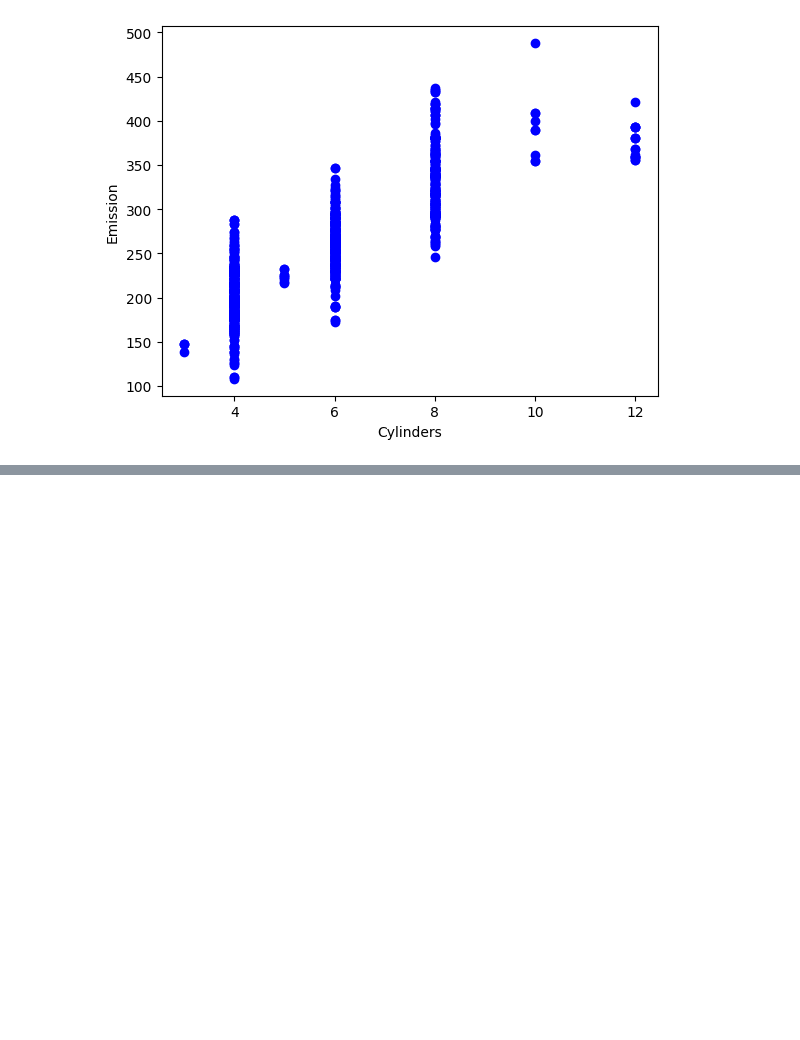
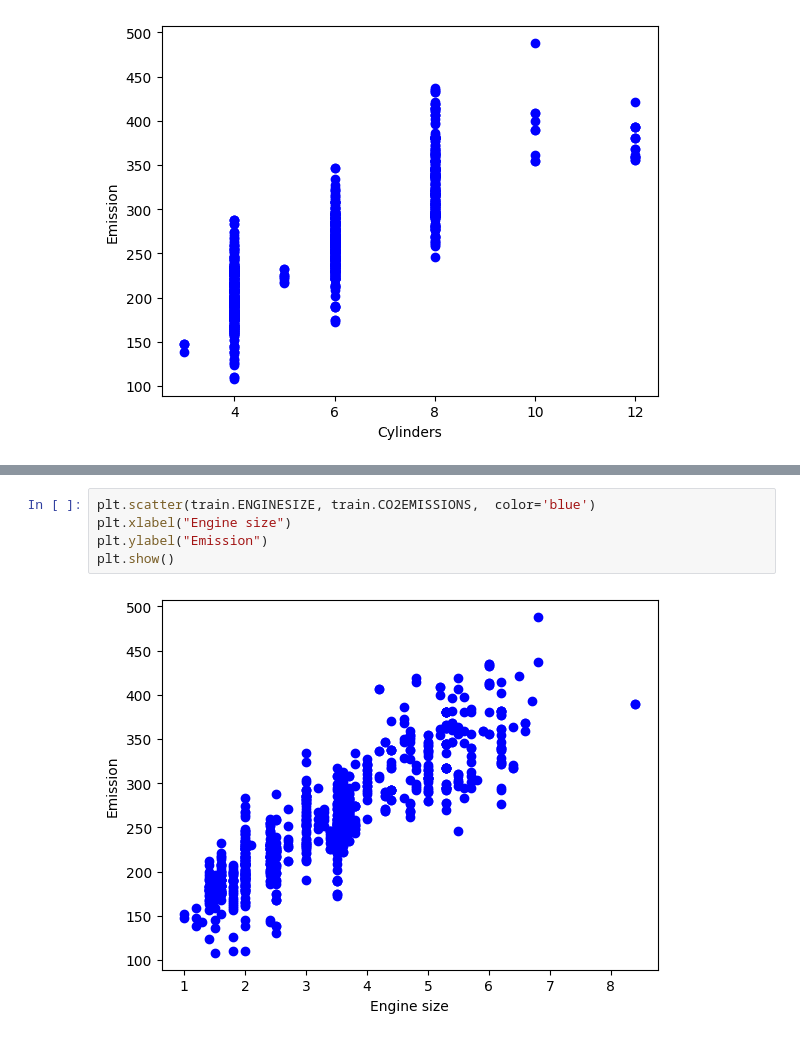
Before and after one commit to Deepakk200/colab_python, a Jupyter notebook: fuelconsumption.ipynb, the cells around one changed output, grey strips where cells are left out. Saved outputs shown, nothing was run; the diff lists cells and outputs as text; blank space fills up the shorter version.

```diff
--- a/fuelconsumption.ipynb
+++ b/fuelconsumption.ipynb
@@ -160,0 +183,7 @@ Residual sum of squares (MSE): 998.08
+# %%
+plt.scatter(train.ENGINESIZE, train.CO2EMISSIONS,  color='blue')
+plt.xlabel("Engine size")
+plt.ylabel("Emission")
+plt.show()
+# %% [output]
+[figure, added]
```
Also changed, not shown: parts of 8 cells of this notebook.
